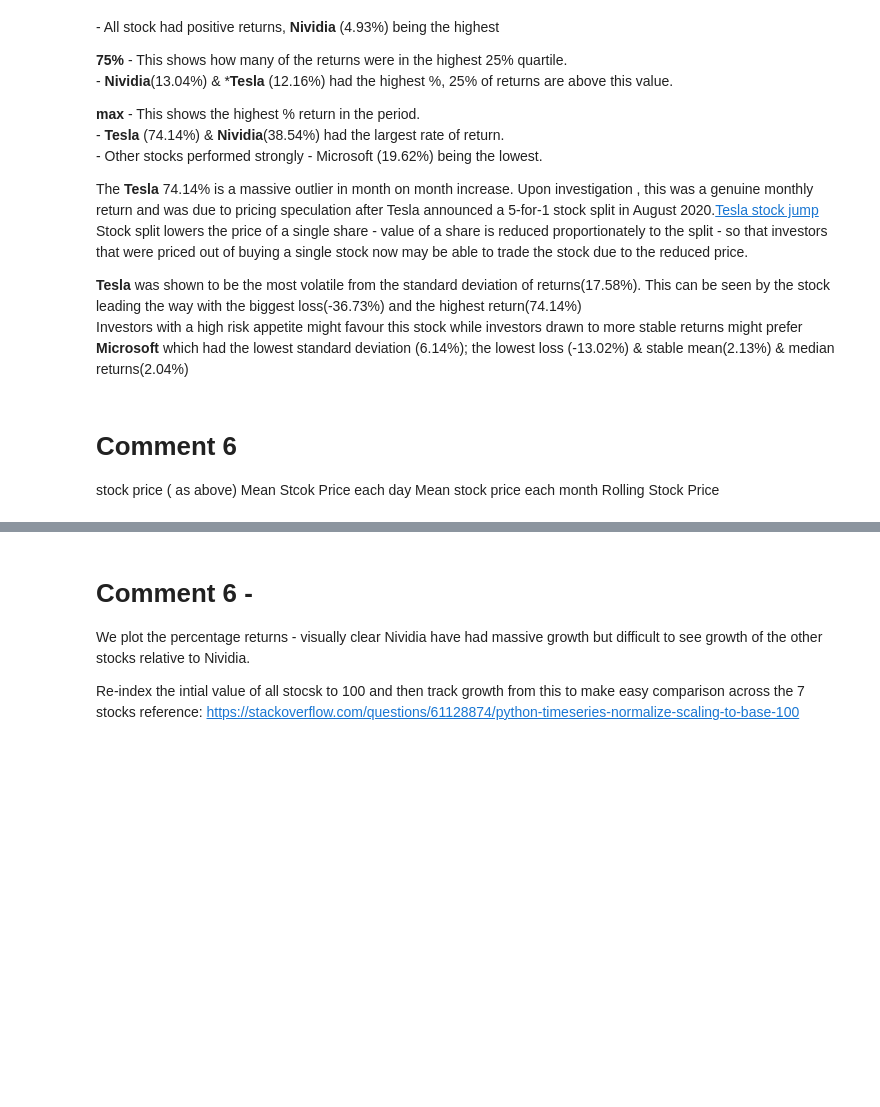
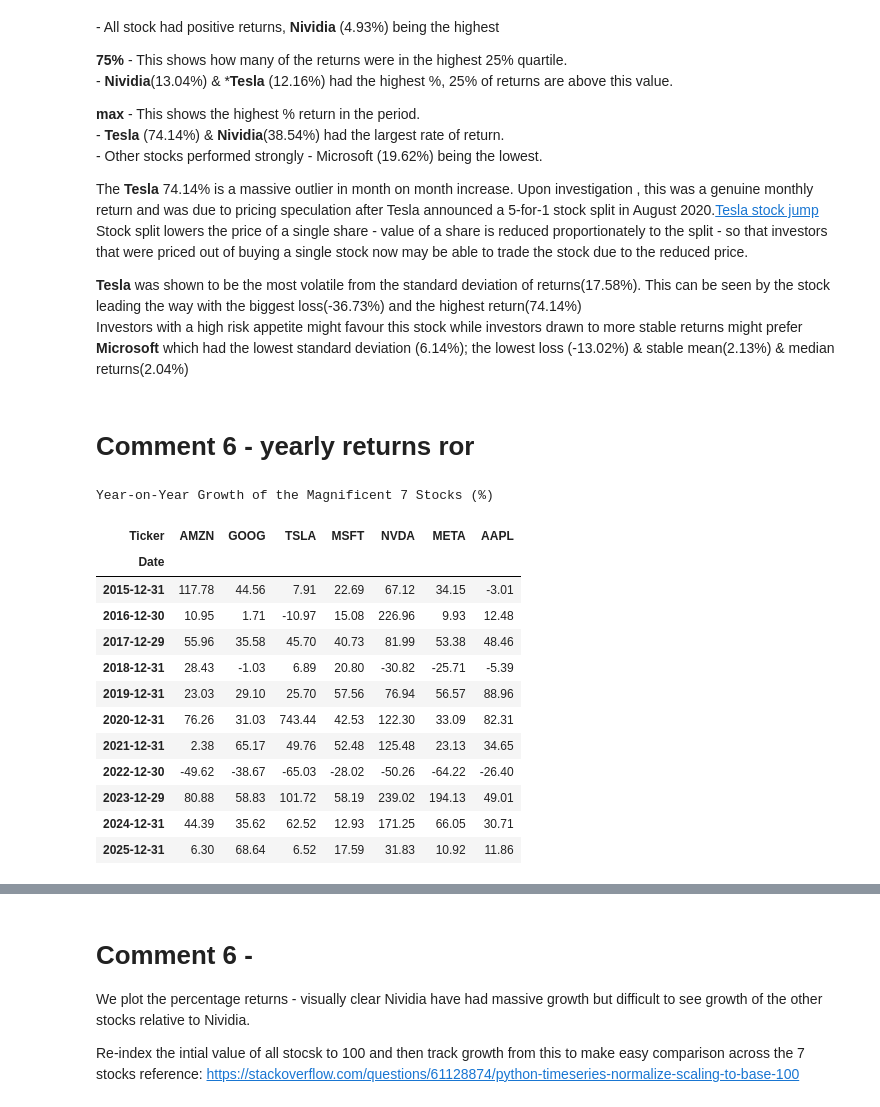
Before and after one commit to Mr-Scarf/programming-for-data-analytics, a Jupyter notebook: project/Project.ipynb, the cells around one changed output, grey strips where cells are left out. Drawn from its saved outputs; the diff is of its cells as text; code cells hidden in the pictures; blank space fills up the shorter version.

```diff
--- a/project/Project.ipynb
+++ b/project/Project.ipynb
@@ -406,11 +405,29 @@ Stock split lowers the price of a single share - value of a share is reduced pro
 **Tesla** was shown to be the most volatile from the standard deviation of returns(17.58%). This can be seen by the stock leading the way with the biggest loss(-36.73%) and the highest return(74.14%)
 Investors with a high risk appetite might favour this stock while investors drawn to more stable returns might prefer **Microsoft** which had the lowest standard deviation (6.14%); the lowest loss (-13.02%) & stable mean(2.13%) & median returns(2.04%)
 # %% [markdown]
-# Comment  6
-stock price ( as above)
-Mean Stcok Price each day
-Mean stock price each month
-Rolling Stock Price
+# Comment  6 - yearly returns ror
+# %%
+# Comment  6 - yearly returns ror
+
+print("Year-on-Year Growth of the Magnificent 7 Stocks (%)")
+
+# yearly_returns -rounded to 2 decimal places (statndard practice for reporting returns)
+display(yearly_returns.round(2))
+# %% [output]
+Year-on-Year Growth of the Magnificent 7 Stocks (%)
+| Ticker | AMZN | GOOG | TSLA | MSFT | NVDA | META | AAPL |
+| Date |  |  |  |  |  |  |  |
+| 2015-12-31 | 117.78 | 44.56 | 7.91 | 22.69 | 67.12 | 34.15 | -3.01 |
+| 2016-12-30 | 10.95 | 1.71 | -10.97 | 15.08 | 226.96 | 9.93 | 12.48 |
+| 2017-12-29 | 55.96 | 35.58 | 45.70 | 40.73 | 81.99 | 53.38 | 48.46 |
+| 2018-12-31 | 28.43 | -1.03 | 6.89 | 20.80 | -30.82 | -25.71 | -5.39 |
+| 2019-12-31 | 23.03 | 29.10 | 25.70 | 57.56 | 76.94 | 56.57 | 88.96 |
+| 2020-12-31 | 76.26 | 31.03 | 743.44 | 42.53 | 122.30 | 33.09 | 82.31 |
+| 2021-12-31 | 2.38 | 65.17 | 49.76 | 52.48 | 125.48 | 23.13 | 34.65 |
+| 2022-12-30 | -49.62 | -38.67 | -65.03 | -28.02 | -50.26 | -64.22 | -26.40 |
+| 2023-12-29 | 80.88 | 58.83 | 101.72 | 58.19 | 239.02 | 194.13 | 49.01 |
+| 2024-12-31 | 44.39 | 35.62 | 62.52 | 12.93 | 171.25 | 66.05 | 30.71 |
+| 2025-12-31 | 6.30 | 68.64 | 6.52 | 17.59 | 31.83 | 10.92 | 11.86 |
 # %%
 # Plot the percentage returns for each stock over the time period
 yearly_returns.plot(title="Percentage Returns of Magnificent 7 Stocks (Jan 2015 - Nov 2025)", ylabel="Percentage Returns (%)", xlabel="Date")
```
Also changed, not shown: parts of 11 cells of this notebook, 1 other file.
